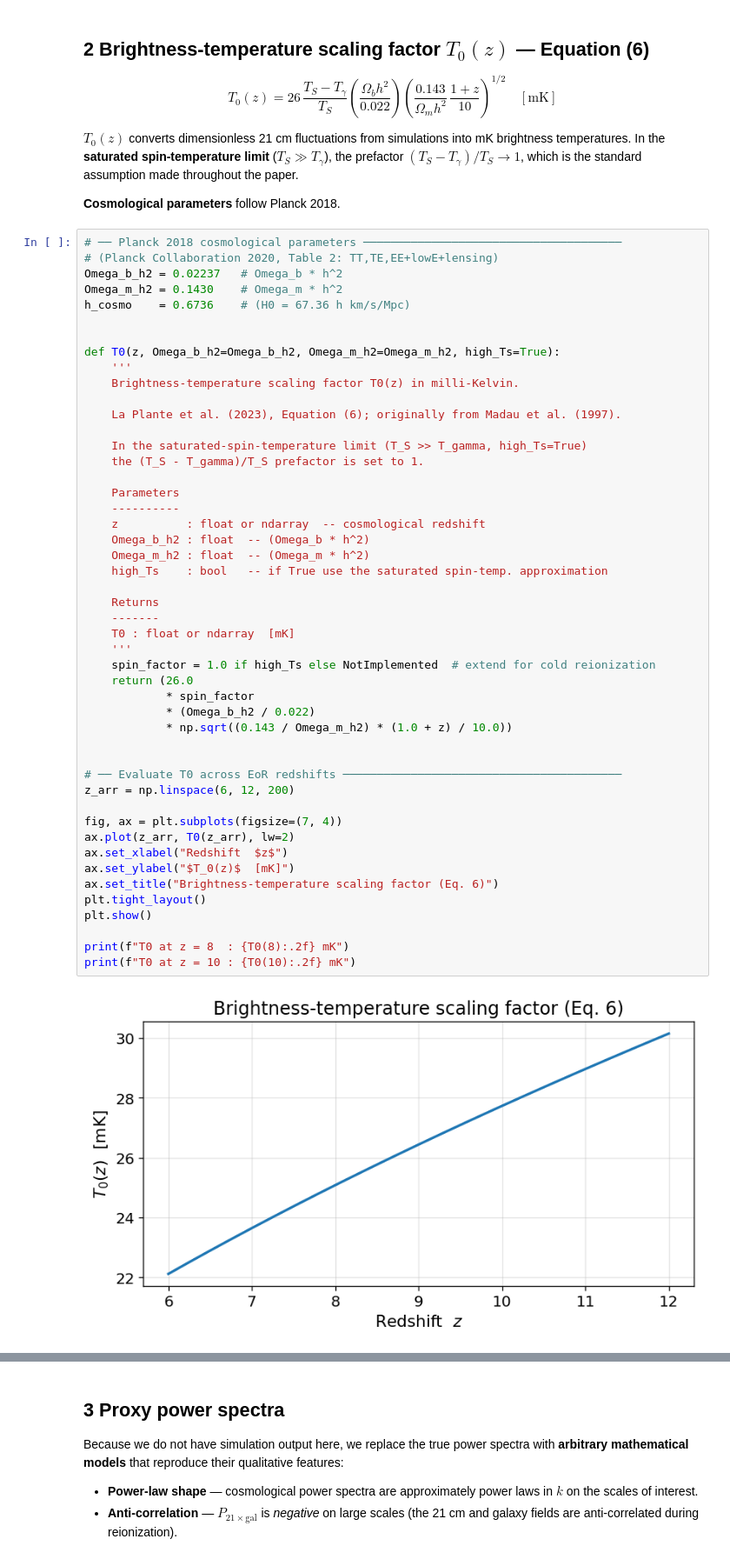
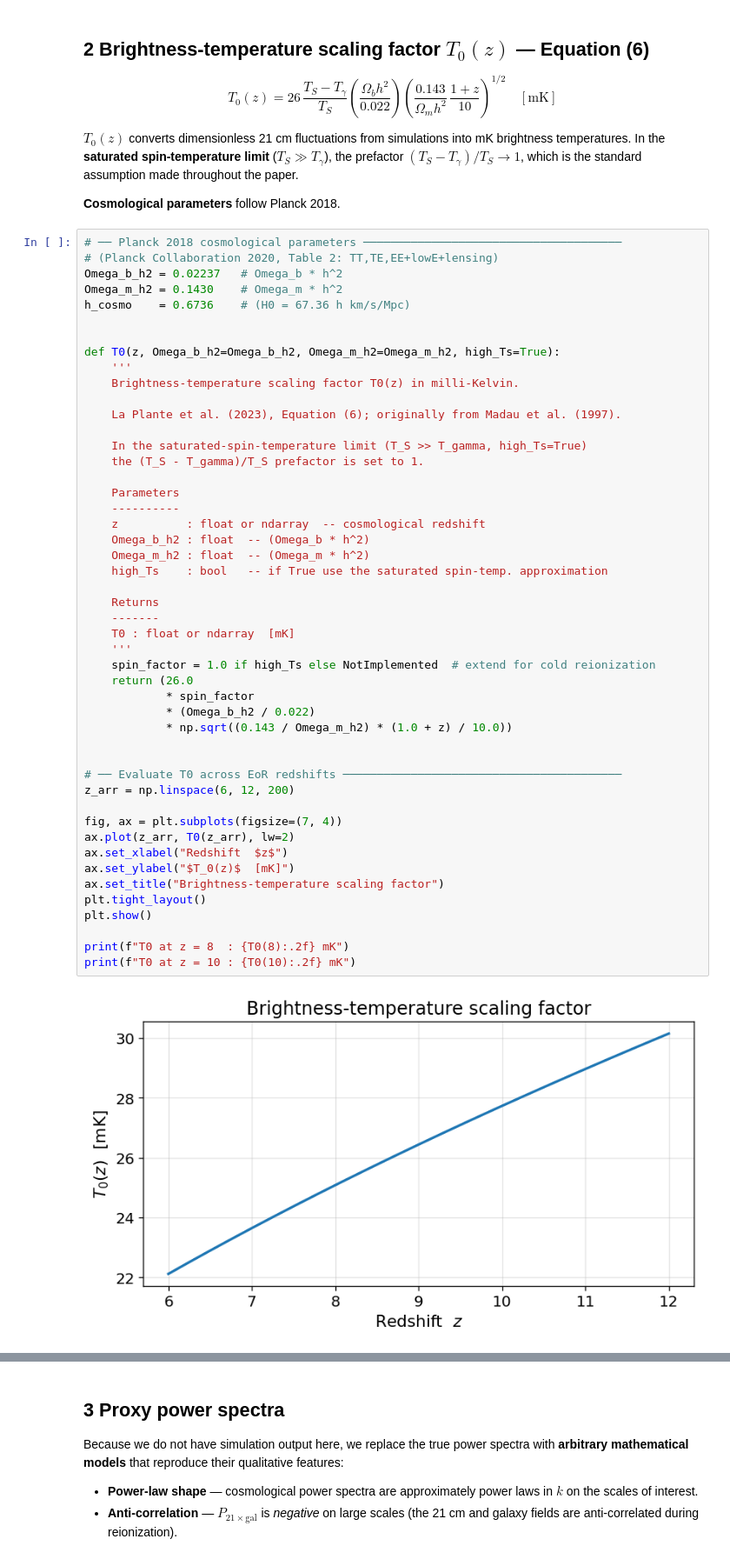
Before and after one commit to sohinixcvii/21cm_cross_correlation, a Jupyter notebook: 21cm_galaxy_cross_uncertainty.ipynb, the cells around one changed output, grey strips where cells are left out. Shown at 87% size. Drawn from its saved outputs; the diff is of its cells as text.

```diff
--- a/21cm_galaxy_cross_uncertainty.ipynb
+++ b/21cm_galaxy_cross_uncertainty.ipynb
@@ -89,35 +89,35 @@ def T0(z, Omega_b_h2=Omega_b_h2, Omega_m_h2=Omega_m_h2, high_Ts=True):
     ----------
     z          : float or ndarray  -- cosmological redshift
     Omega_b_h2 : float  -- (Omega_b * h^2)
     Omega_m_h2 : float  -- (Omega_m * h^2)
     high_Ts    : bool   -- if True use the saturated spin-temp. approximation
 
     Returns
     -------
     T0 : float or ndarray  [mK]
     '''
     spin_factor = 1.0 if high_Ts else NotImplemented  # extend for cold reionization
     return (26.0
             * spin_factor
             * (Omega_b_h2 / 0.022)
             * np.sqrt((0.143 / Omega_m_h2) * (1.0 + z) / 10.0))
 
 
 # ── Evaluate T0 across EoR redshifts ─────────────────────────────────────────
 z_arr = np.linspace(6, 12, 200)
 
 fig, ax = plt.subplots(figsize=(7, 4))
 ax.plot(z_arr, T0(z_arr), lw=2)
 ax.set_xlabel("Redshift  $z$")
 ax.set_ylabel("$T_0(z)$  [mK]")
-ax.set_title("Brightness-temperature scaling factor (Eq. 6)")
+ax.set_title("Brightness-temperature scaling factor")
 plt.tight_layout()
 plt.show()
 
 print(f"T0 at z = 8  : {T0(8):.2f} mK")
 print(f"T0 at z = 10 : {T0(10):.2f} mK")
 # %% [output]
-[figure, old version]
+[figure, new version]
 T0 at z = 8  : 25.08 mK
 T0 at z = 10 : 27.73 mK
 # %% [markdown]
```
Also changed, not shown: parts of 2 cells of this notebook.
